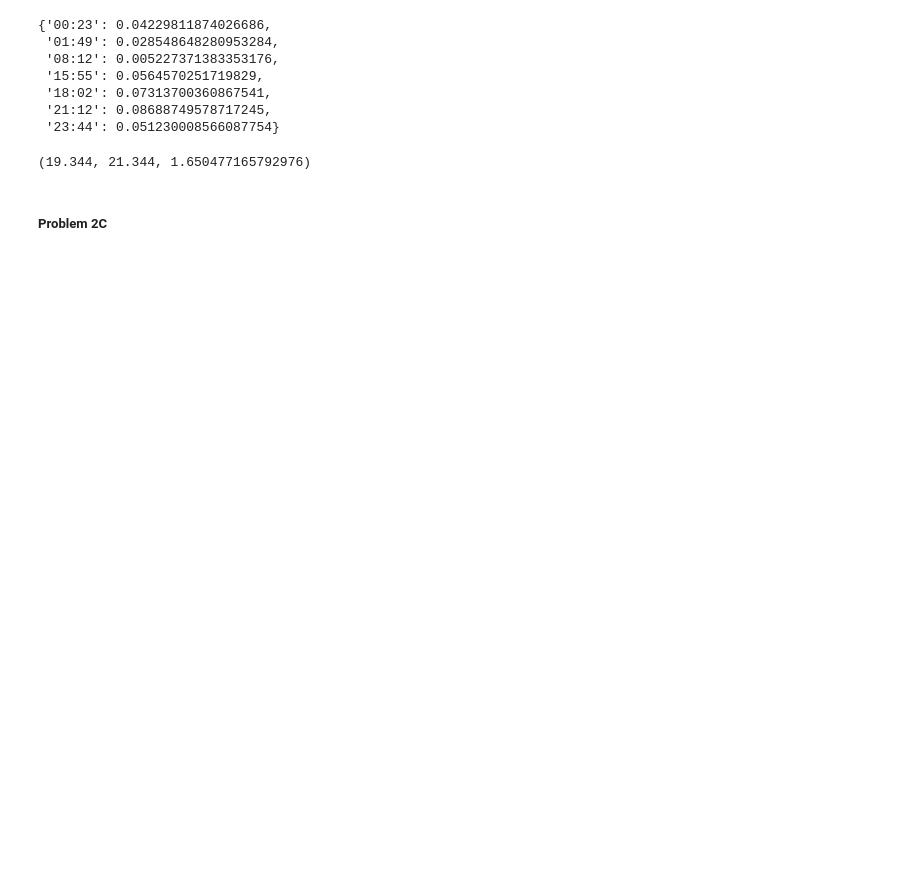
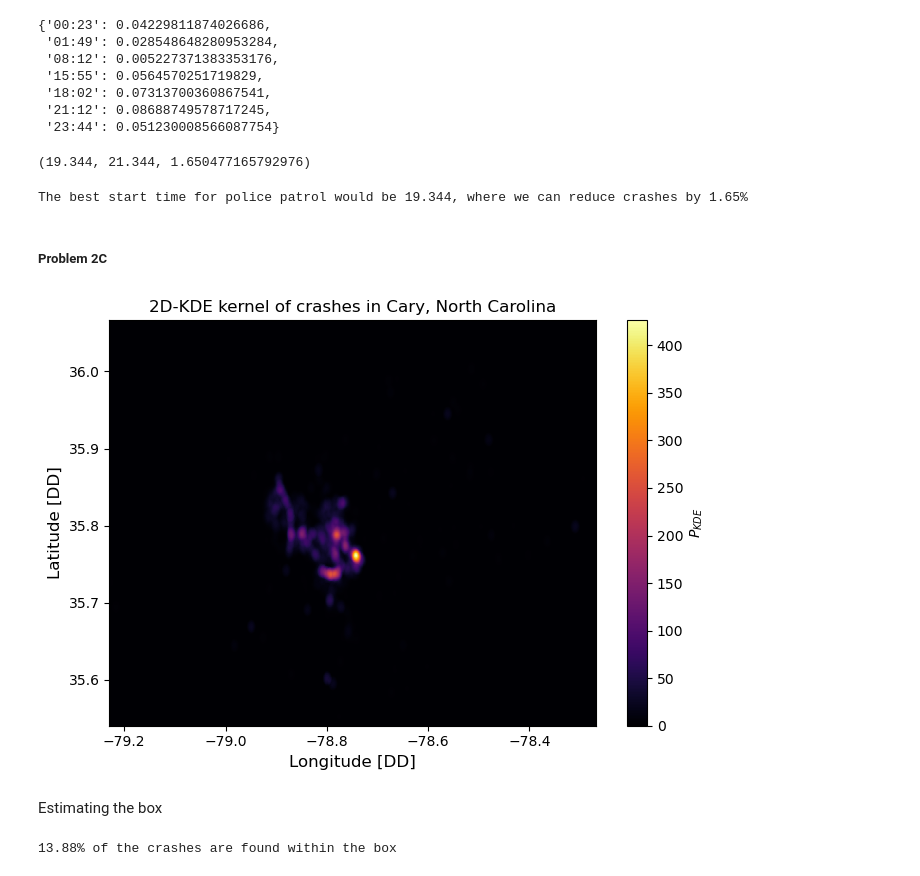
Before and after one commit to Gullaschen/AMAS, a Jupyter notebook: ProblemSet3/Problem_2.ipynb, the cells around one changed output. Cells and saved outputs as stored; diff of their text form; code cells hidden in the pictures; blank space fills up the shorter version.

Commit message:
Problem Set 3

```diff
--- a/ProblemSet3/Problem_2.ipynb
+++ b/ProblemSet3/Problem_2.ipynb
@@ -171,4 +159,65 @@ best_start_time, best_end_time, percent_reduction = find_best_patrol_window(dens
 # %% [output]
 (19.344, 21.344, 1.650477165792976)
+# %%
+print(f'The best start time for police patrol would be {best_start_time}, where we can reduce crashes by {percent_reduction:.03}%')
+# %% [output]
+The best start time for police patrol would be 19.344, where we can reduce crashes by 1.65%
 # %% [markdown]
 ##### Problem 2C
+# %%
+def kde2D(x, y, bandwidth, xbins=1000j, ybins=1000j):
+
+    xx, yy = np.mgrid[x.min():x.max():xbins,
+                      y.min():y.max():ybins]
+
+    xy_sample = np.vstack([yy.ravel(), xx.ravel()]).T
+    xy_train  = np.vstack([y, x]).T
+
+    kde_skl = KernelDensity(bandwidth=bandwidth,kernel='epanechnikov')
+    kde_skl.fit(xy_train)
+
+    z = np.exp(kde_skl.score_samples(xy_sample))
+    return xx, yy, np.reshape(z, xx.shape)
+# %%
+dataframe = dataframe.dropna()
+
+xx, yy, zz = kde2D(dataframe['lon'], dataframe['lat'], 0.01)
+
+plt.figure(figsize = (7,5))
+plt.pcolormesh(xx, yy, zz)
+color_mesh = plt.pcolormesh(xx, yy, zz, shading='auto',cmap='inferno')
+cbar = plt.colorbar(color_mesh)
+cbar.set_label(r'$P_{KDE}$')
+
+plt.title(f'2D-KDE kernel of crashes in Cary, North Carolina',fontsize=12)
+plt.xlabel('Longitude [DD]',fontsize=12)
+plt.ylabel('Latitude [DD]',fontsize=12)
+plt.tight_layout()
+plt.savefig('Problem2_Fig2c.pdf')
+plt.show()
+# %% [output]
+[figure, added]
+# %% [markdown]
+Estimating the box
+# %%
+def integrate_kde_box(xx, yy, zz, lon_min, lon_max, lat_min, lat_max):
+    lon_idx = (xx >= lon_min) & (xx <= lon_max)
+    lat_idx = (yy >= lat_min) & (yy <= lat_max)
+    box_idx = lon_idx & lat_idx
+
+    kde_sum_within_box = zz[box_idx].sum()
+
+    total_kde_sum = zz.sum()
+
+    percentage = (kde_sum_within_box / total_kde_sum) * 100
+    return percentage
+
+lon_min = -78.76
+lon_max = -78.72
+lat_min = 35.74
+lat_max = 35.78
+
+percentage = integrate_kde_box(xx, yy, zz, lon_min, lon_max, lat_min, lat_max)
+print(f'{percentage:.4}% of the crashes are found within the box')
+# %% [output]
+13.88% of the crashes are found within the box
```
Also changed, not shown: parts of 3 cells of this notebook, 6 other files.
